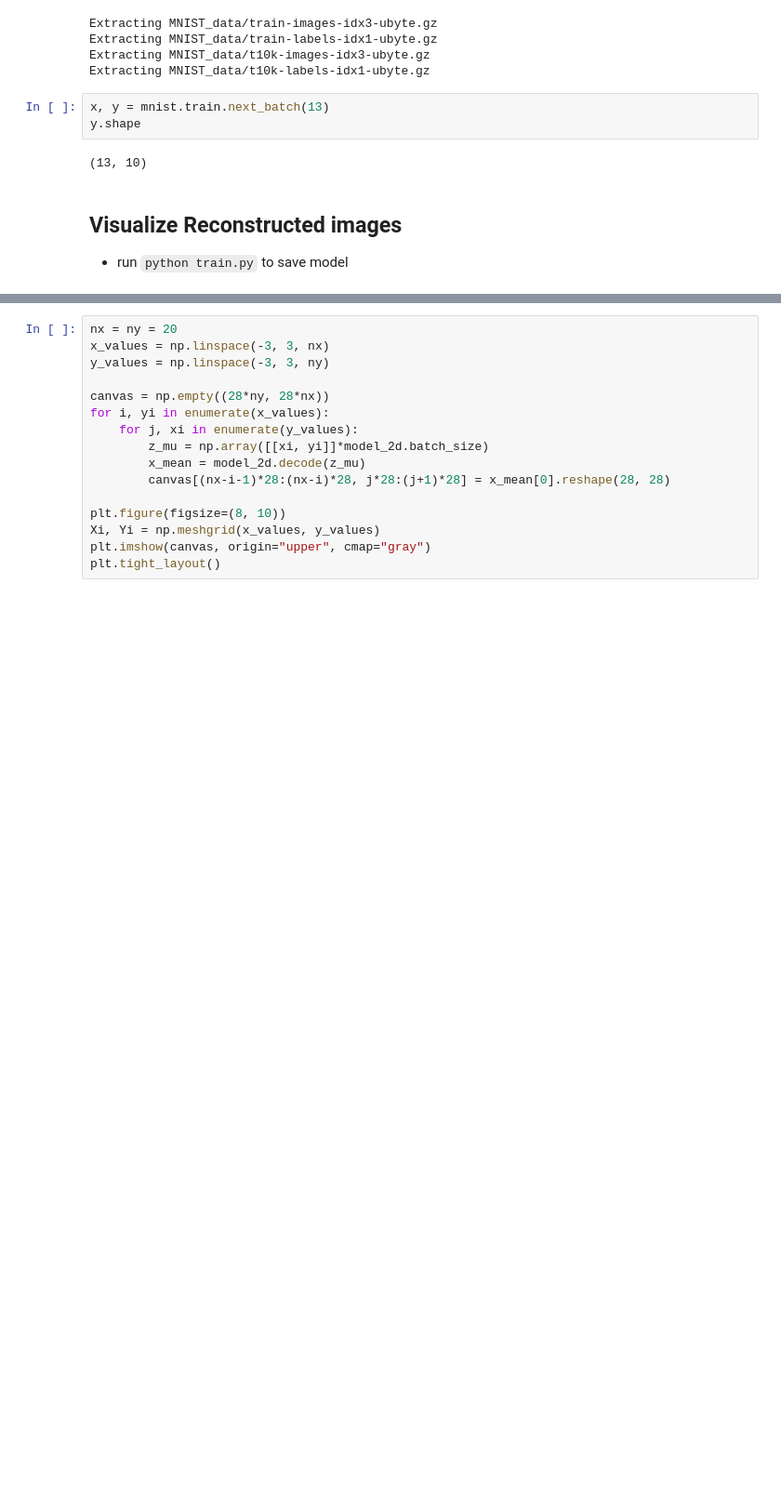
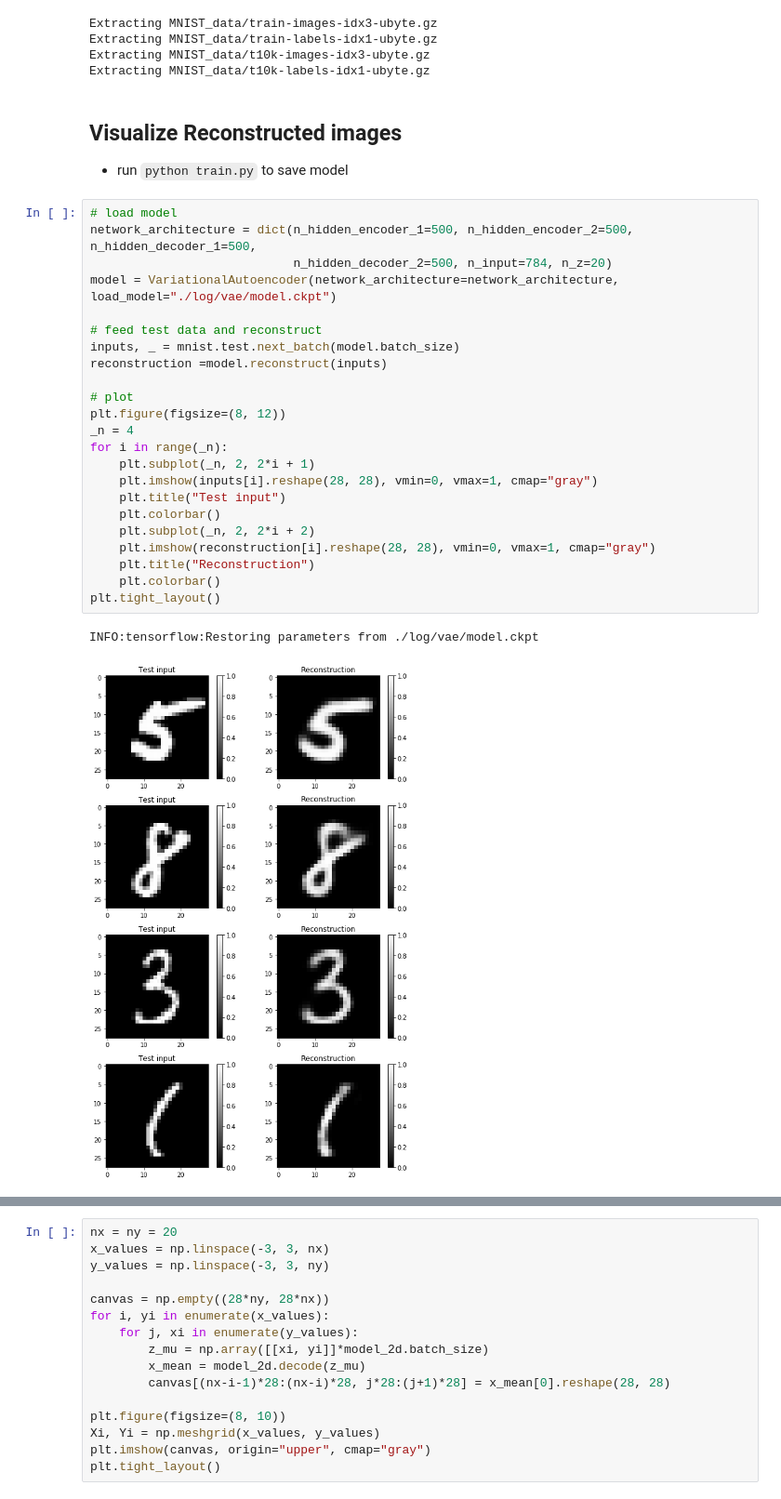
Before and after one commit to asahi417/ConditionalVariationalAutoEncoder, a Jupyter notebook: visualization_vae.ipynb, the cells around one changed output, grey strips where cells are left out. Shown at 93% size. Drawn from its saved outputs; the diff is of its cells as text; blank space fills up the shorter version.

Commit message:
notebook for plot

```diff
--- a/visualization_vae.ipynb
+++ b/visualization_vae.ipynb
@@ -14,11 +13,32 @@ Extracting MNIST_data/train-images-idx3-ubyte.gz
 Extracting MNIST_data/train-labels-idx1-ubyte.gz
 Extracting MNIST_data/t10k-images-idx3-ubyte.gz
 Extracting MNIST_data/t10k-labels-idx1-ubyte.gz
-# %%
-x, y = mnist.train.next_batch(13)
-y.shape
-# %% [output]
-(13, 10)
 # %% [markdown]
 ## Visualize Reconstructed images
 - run `python train.py` to save model
+# %%
+# load model
+network_architecture = dict(n_hidden_encoder_1=500, n_hidden_encoder_2=500, n_hidden_decoder_1=500,
+                            n_hidden_decoder_2=500, n_input=784, n_z=20)
+model = VariationalAutoencoder(network_architecture=network_architecture, load_model="./log/vae/model.ckpt")
+
+# feed test data and reconstruct
+inputs, _ = mnist.test.next_batch(model.batch_size)
+reconstruction =model.reconstruct(inputs)
+
+# plot
+plt.figure(figsize=(8, 12))
+_n = 4
+for i in range(_n):
+    plt.subplot(_n, 2, 2*i + 1)
+    plt.imshow(inputs[i].reshape(28, 28), vmin=0, vmax=1, cmap="gray")
+    plt.title("Test input")
+    plt.colorbar()
+    plt.subplot(_n, 2, 2*i + 2)
+    plt.imshow(reconstruction[i].reshape(28, 28), vmin=0, vmax=1, cmap="gray")
+    plt.title("Reconstruction")
+    plt.colorbar()
+plt.tight_layout()
+# %% [output]
+INFO:tensorflow:Restoring parameters from ./log/vae/model.ckpt
+[figure, added]
```
Also changed, not shown: parts of 9 cells of this notebook, 1 other file.
